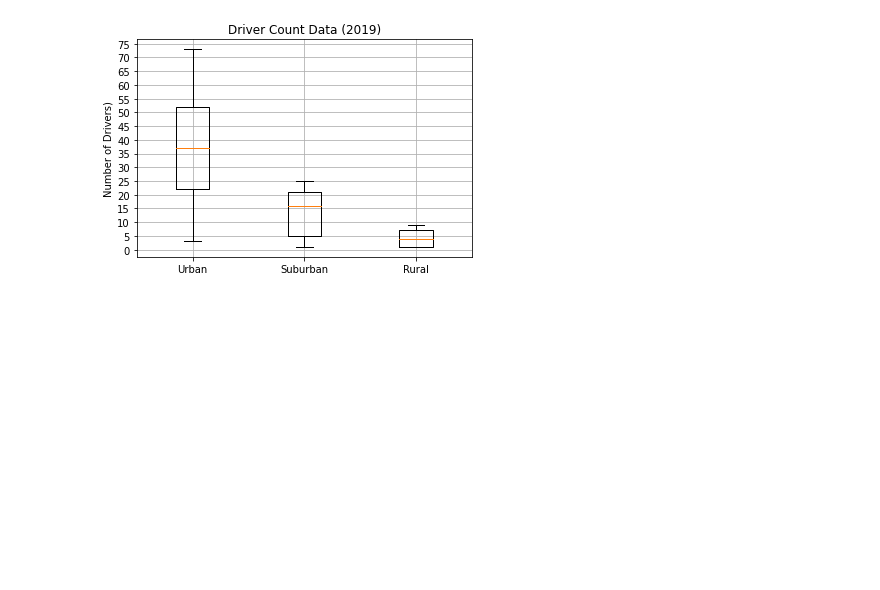
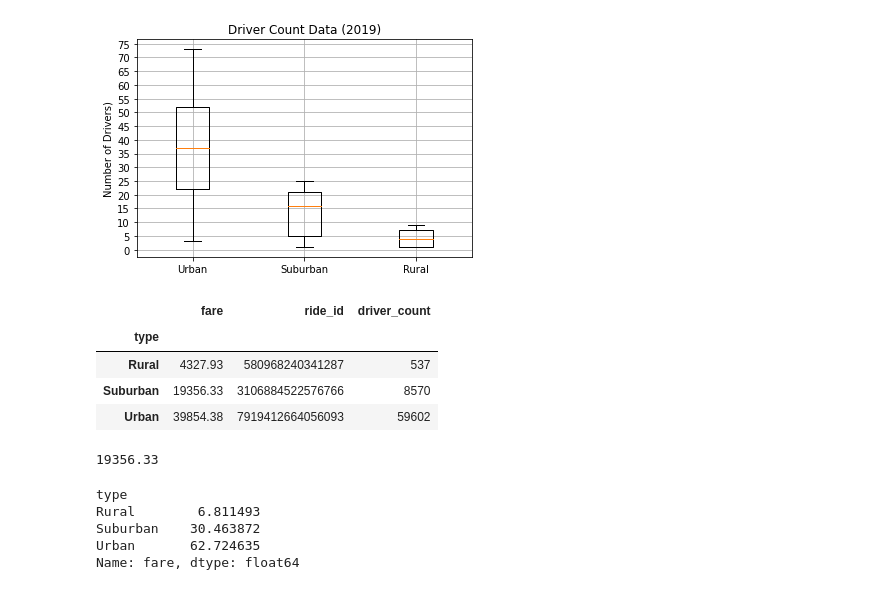
Before and after one commit to kylejohnsonks/PyBer_Analysis, a Jupyter notebook: PyBer.ipynb, the cells around one changed output. Saved outputs shown, nothing was run; the diff lists cells and outputs as text; code cells hidden in the pictures; blank space fills up the shorter version.

```diff
--- a/PyBer.ipynb
+++ b/PyBer.ipynb
@@ -674,0 +678,27 @@ plt.show()
+# %%
+#Calculate fares by city
+sum_fares_by_type=pyber_data_df.groupby(["type"]).sum(["fare"])
+sum_fares_by_type
+# %% [output]
+|  | fare | ride_id | driver_count |
+| type |  |  |  |
+| Rural | 4327.93 | 580968240341287 | 537 |
+| Suburban | 19356.33 | 3106884522576766 | 8570 |
+| Urban | 39854.38 | 7919412664056093 | 59602 |
+# %%
+urban_total_fares=pyber_data_df[(pyber_data_df["type"]=="Urban")].sum()["fare"]
+suburban_total_fares=pyber_data_df[(pyber_data_df["type"]=="Suburban")].sum()["fare"]
+rural_total_fares=pyber_data_df[(pyber_data_df["type"]=="Rural")].sum()["fare"]
+suburban_total_fares
+# %% [output]
+19356.33
+# %%
+# Calculate the percentage of fare for each city type.
+type_percents = 100 * pyber_data_df.groupby(["type"]).sum()["fare"] / pyber_data_df["fare"].sum()
+type_percents
+# %% [output]
+type
+Rural        6.811493
+Suburban    30.463872
+Urban       62.724635
+Name: fare, dtype: float64
```
Also changed, not shown: parts of 3 cells of this notebook, 1 other file.
